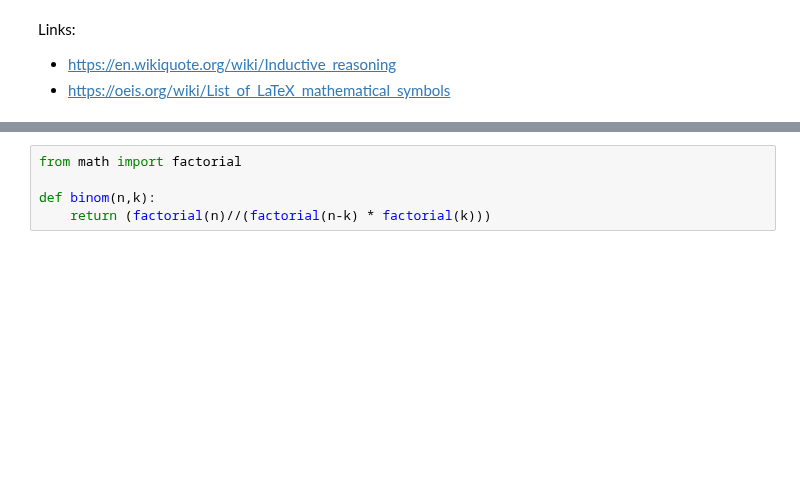
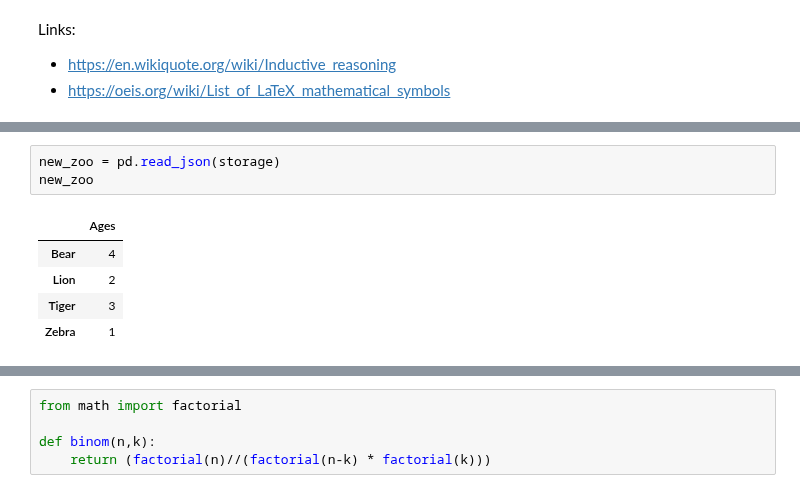
Before and after one commit to 4dsolutions/Curriculum_Development, a Jupyter notebook: IntroDS002.ipynb, the cells around one changed output, grey strips where cells are left out. Saved outputs shown, nothing was run; the diff lists cells and outputs as text; blank space fills up the shorter version.

```diff
--- a/IntroDS002.ipynb
+++ b/IntroDS002.ipynb
@@ -82,0 +164,9 @@ So far, we have not talked to the Python3 kernel at all.  Lets do so.
+# %%
+new_zoo = pd.read_json(storage)
+new_zoo
+# %% [output]
+|  | Ages |
+| Bear | 4 |
+| Lion | 2 |
+| Tiger | 3 |
+| Zebra | 1 |
```
Also changed, not shown: parts of 26 cells of this notebook, 4 other files.
